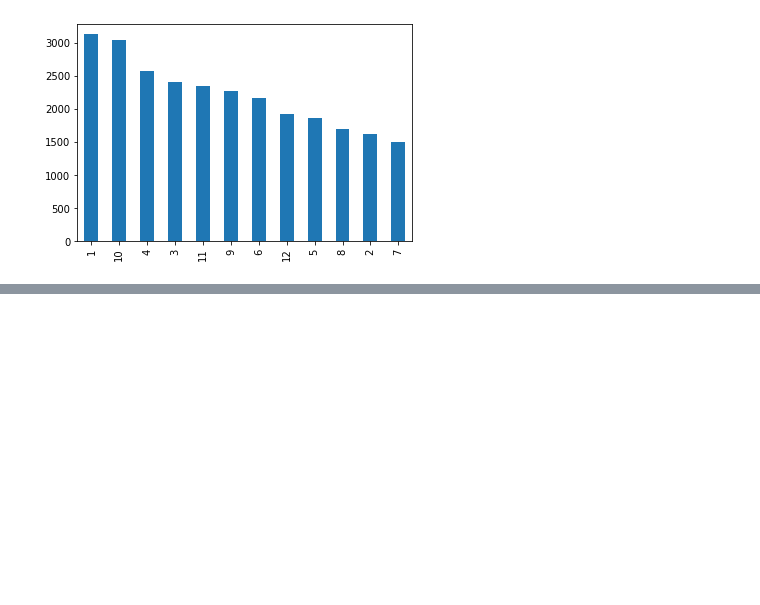
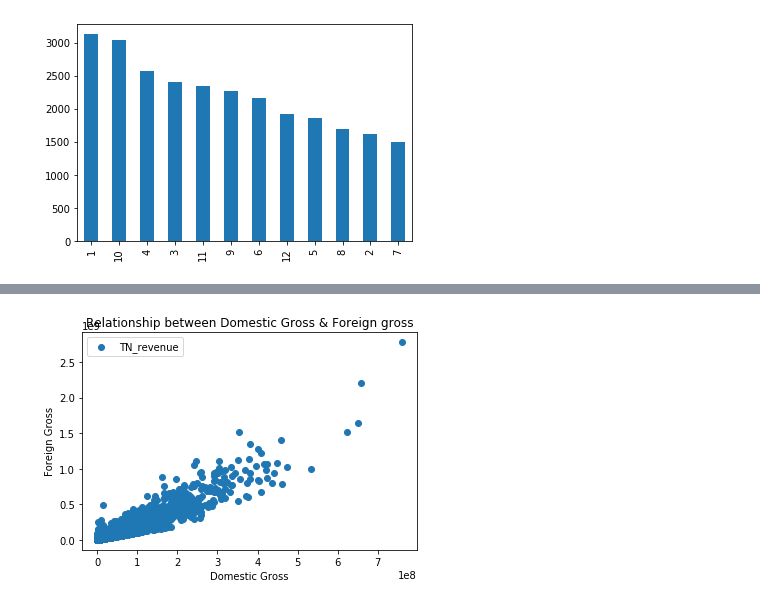
Before and after one commit to ksis1st/Project_MS_Studio, a Jupyter notebook: Project_MS_Studio.ipynb, the cells around one changed output, grey strips where cells are left out. Cells and saved outputs as stored; diff of their text form; code cells hidden in the pictures; blank space fills up the shorter version.

```diff
--- a/Project_MS_Studio.ipynb
+++ b/Project_MS_Studio.ipynb
@@ -2072,0 +2151,9 @@ tmdb_df['month'].value_counts().plot.bar()
+# %%
+plt.scatter(tn['domestic_gross'][:5000],tn['worldwide_gross'][:5000], label='TN_revenue')
+plt.title('Relationship between Domestic Gross & Foreign gross')
+plt.xlabel('Domestic Gross')
+plt.ylabel('Foreign Gross')
+plt.legend()
+plt.show()
+# %% [output]
+[figure, added]
```
Also changed, not shown: parts of 72 cells of this notebook.
